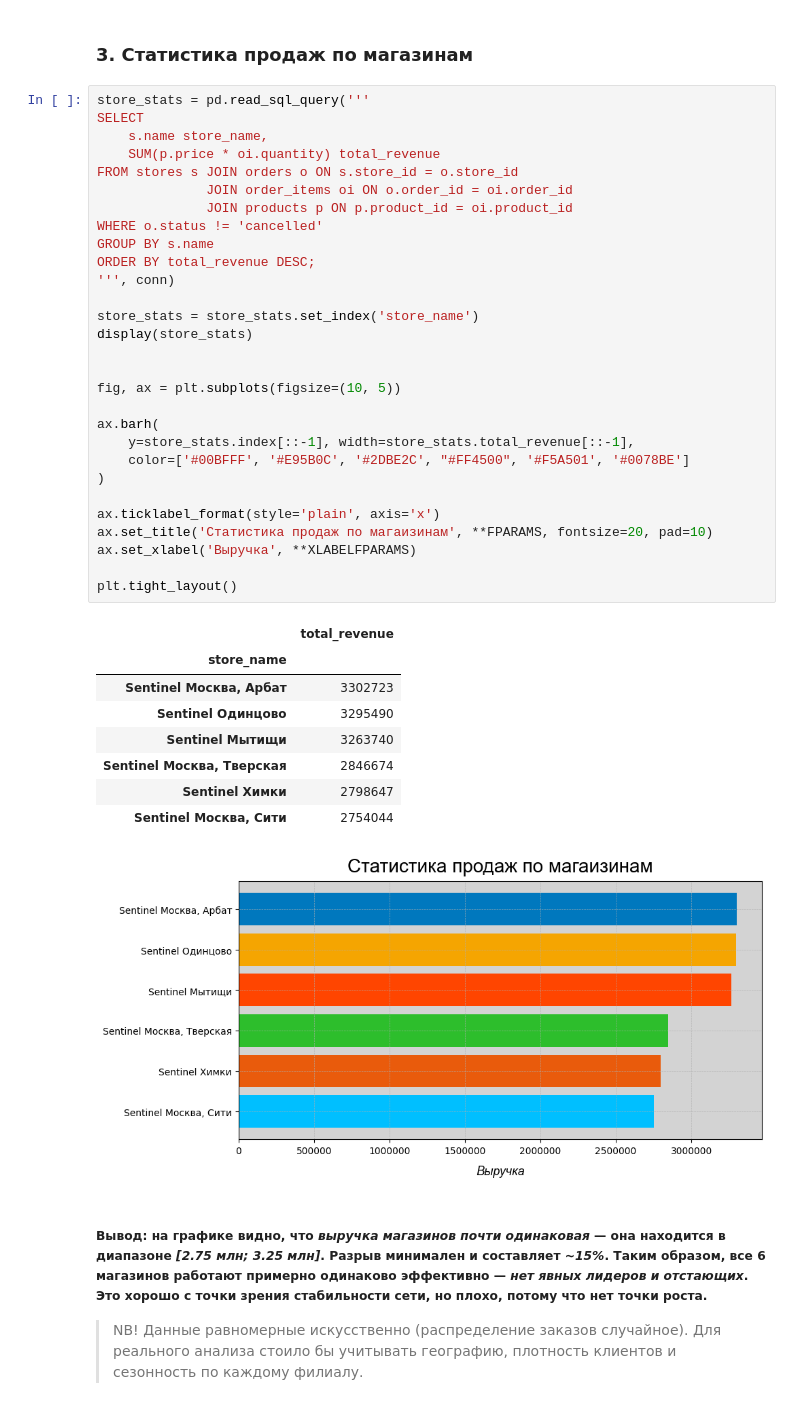
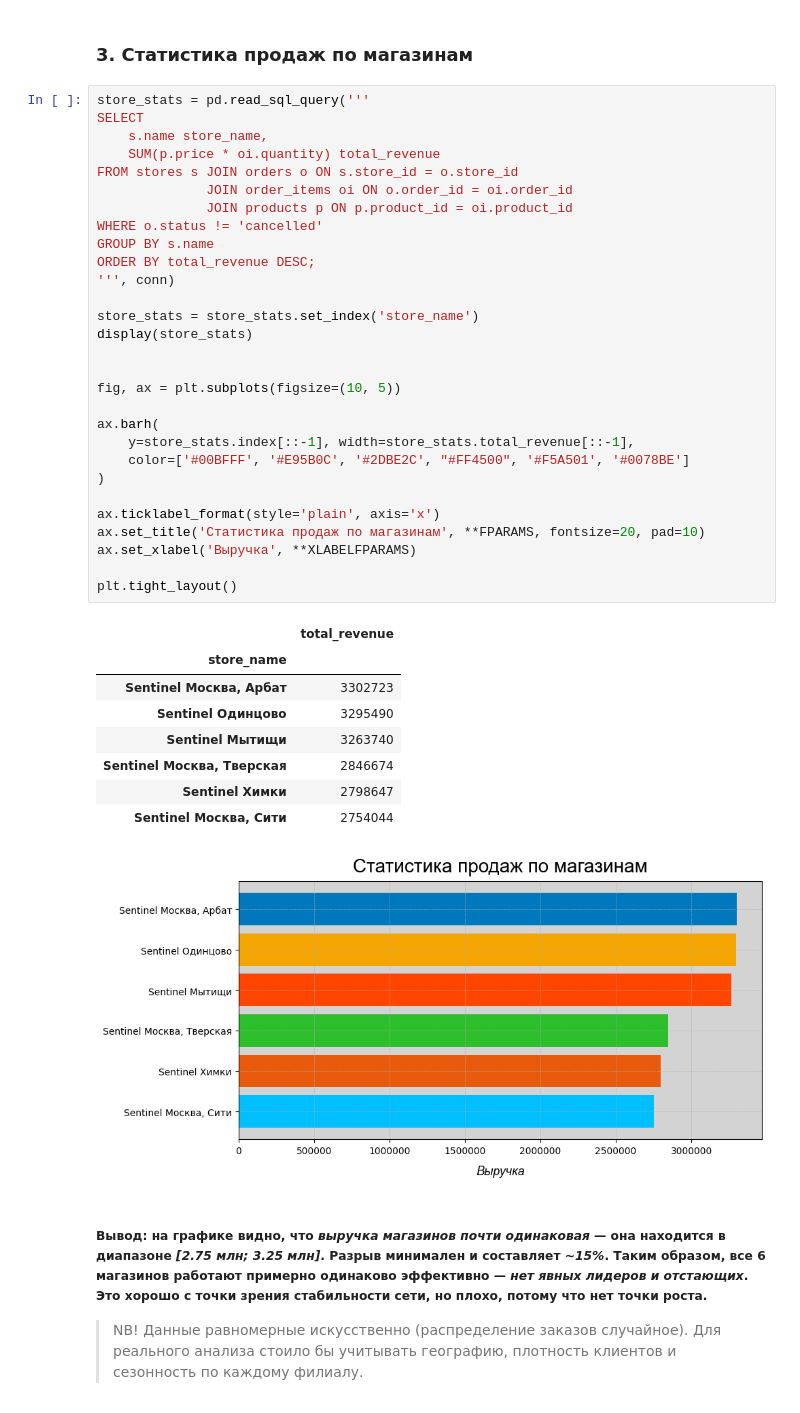
Before and after one commit to progen1tor/sentinel-analytics, a Jupyter notebook: analysis.ipynb, the cells around one changed output. Drawn from its saved outputs; the diff is of its cells as text.

```diff
--- a/analysis.ipynb
+++ b/analysis.ipynb
@@ -114,35 +114,35 @@ FROM stores s JOIN orders o ON s.store_id = o.store_id
 			  JOIN products p ON p.product_id = oi.product_id
 WHERE o.status != 'cancelled'
 GROUP BY s.name
 ORDER BY total_revenue DESC;
 ''', conn)
 
 store_stats = store_stats.set_index('store_name')
 display(store_stats)
 
 
 fig, ax = plt.subplots(figsize=(10, 5))
 
 ax.barh(
 	y=store_stats.index[::-1], width=store_stats.total_revenue[::-1],
 	color=['#00BFFF', '#E95B0C', '#2DBE2C', "#FF4500", '#F5A501', '#0078BE']
 )
 
 ax.ticklabel_format(style='plain', axis='x')
-ax.set_title('Статистика продаж по магаизинам', **FPARAMS, fontsize=20, pad=10)
+ax.set_title('Статистика продаж по магазинам', **FPARAMS, fontsize=20, pad=10)
 ax.set_xlabel('Выручка', **XLABELFPARAMS)
 
 plt.tight_layout()
 # %% [output]
 |  | total_revenue |
 | store_name |  |
 | Sentinel Москва, Арбат | 3302723 |
 | Sentinel Одинцово | 3295490 |
 | Sentinel Мытищи | 3263740 |
 | Sentinel Москва, Тверская | 2846674 |
 | Sentinel Химки | 2798647 |
 | Sentinel Москва, Сити | 2754044 |
-[figure, old version]
+[figure, new version]
 # %% [markdown]
 ##### **Вывод:** на графике видно, что *выручка магазинов почти одинаковая* — она находится в диапазоне *[2.75 млн; 3.25 млн]*. Разрыв минимален и составляет *~15%*. Таким образом, все 6 магазинов работают примерно одинаково эффективно — *нет явных лидеров и отстающих*. Это хорошо с точки зрения стабильности сети, но плохо, потому что нет точки роста.
 > NB! Данные равномерные искусственно (распределение заказов случайное). Для реального анализа стоило бы учитывать географию, плотность клиентов и сезонность по каждому филиалу.
```
